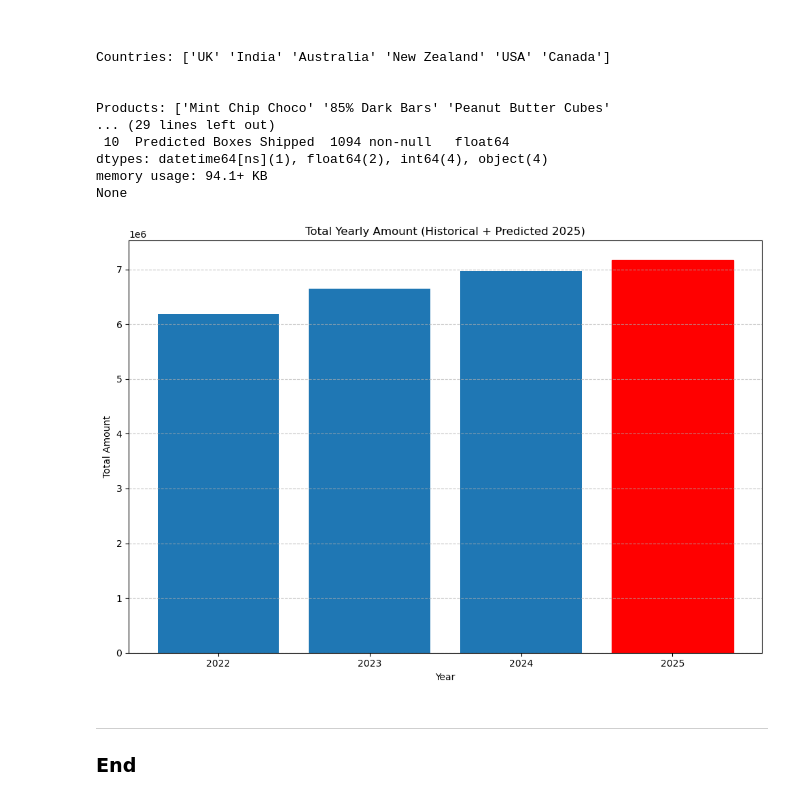
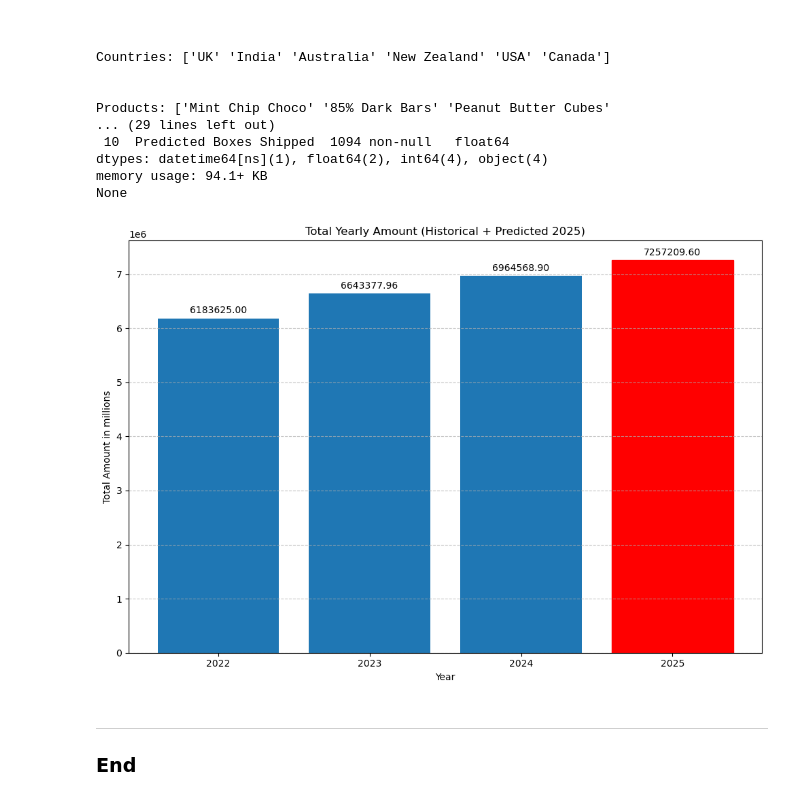
Before and after one commit to lmacakova/lmacakova.github.io, a Jupyter notebook: notebooks/chocolate_sales_notebook.ipynb, the cells around one changed output. Cells and saved outputs as stored; diff of their text form; code cells hidden in the pictures.

Commit message:
growth

```diff
--- a/notebooks/chocolate_sales_notebook.ipynb
+++ b/notebooks/chocolate_sales_notebook.ipynb
@@ -724,8 +724,8 @@ future_preds = final_model.predict(future_2025_feat[feature_cols])
 
 future_2025["Predicted Amount"] = future_preds[:, 0]
 future_2025["Predicted Boxes Shipped"] = future_preds[:, 1]
-# conservative growth rate around 4.8%
-growth_rate = 0.048
+# average growth rate around 6.13 %
+growth_rate = 0.0613
 future_2025["Predicted Amount"] = future_2025["Predicted Amount"] * (1+growth_rate)
 future_2025["Predicted Boxes Shipped"] = future_2025["Predicted Boxes Shipped"] * (1+ growth_rate)
 future_2025=future_2025.reset_index()
@@ -771,35 +771,36 @@ None
 # | echo: false
 
 hist_yearly = df.groupby("Year")["Amount"].sum().reset_index()
 
 # predicted total for 2025
 pred_2025_total = future_2025["Predicted Amount"].sum()
 
 # add 2025 row
 future_row = pd.DataFrame({
     "Year": [2025],
     "Amount": [pred_2025_total]
 })
 
 # combine
 plot_df = pd.concat([hist_yearly, future_row], ignore_index=True)
 
 plt.figure(figsize=(10, 7))
 
 bars = plt.bar(plot_df["Year"].astype(str), plot_df["Amount"])
 
 # highlight 2025 in different color
 bars[-1].set_color("red")
 
 plt.title("Total Yearly Amount (Historical + Predicted 2025)")
 plt.xlabel("Year")
-plt.ylabel("Total Amount")
+plt.ylabel("Total Amount in millions")
+plt.bar_label(bars, fmt="%.2f", padding=3)
 
 plt.grid(axis="y", linestyle="--", alpha=0.7)
 plt.tight_layout()
 plt.show()
 # %% [output]
-[figure, old version]
+[figure, new version]
 # %%
 # | echo: false
 
```
Also changed, not shown: parts of 4 cells of this notebook, 6 other files.
